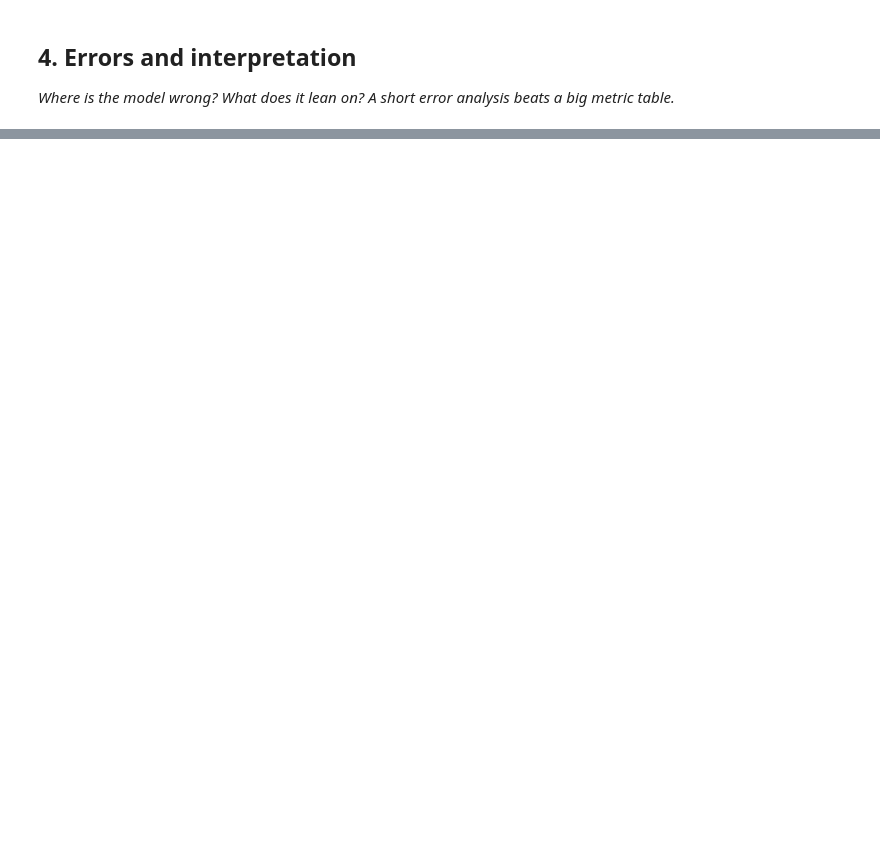
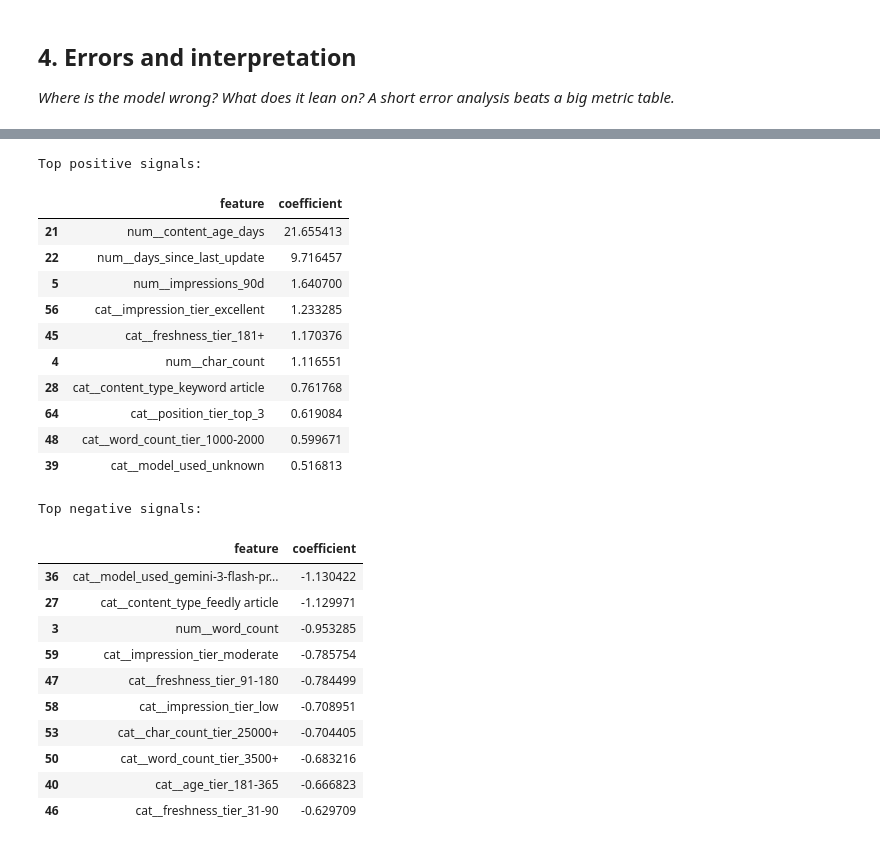
Before and after one commit to PrathamTumminakatti/ML1, a Jupyter notebook: work/notebooks/w05_model.ipynb, the cells around one changed output, grey strips where cells are left out. Saved outputs shown, nothing was run; the diff lists cells and outputs as text; code cells hidden in the pictures; blank space fills up the shorter version.

```diff
--- a/work/notebooks/w05_model.ipynb
+++ b/work/notebooks/w05_model.ipynb
@@ -24,0 +476,61 @@ This skeleton is yours to fill. Work the sections **in order** — each one has
+# %%
+# Inspect Logistic Regression feature importance
+
+# Get the fitted preprocessing and classifier
+preprocessor_fitted = model.named_steps["preprocessor"]
+classifier = model.named_steps["classifier"]
+
+# Get transformed feature names
+feature_names = preprocessor_fitted.get_feature_names_out()
+
+# Get Logistic Regression coefficients
+coefficients = classifier.coef_[0]
+
+feature_importance = pd.DataFrame({
+    "feature": feature_names,
+    "coefficient": coefficients,
+    "abs_coefficient": np.abs(coefficients)
+})
+
+# Strongest positive signals
+top_positive = feature_importance.sort_values(
+    "coefficient",
+    ascending=False
+).head(10)
+
+# Strongest negative signals
+top_negative = feature_importance.sort_values(
+    "coefficient",
+    ascending=True
+).head(10)
+
+print("Top positive signals:")
+display(top_positive[["feature", "coefficient"]])
+
+print("\nTop negative signals:")
+display(top_negative[["feature", "coefficient"]])
+# %% [output]
+Top positive signals:
+|  | feature | coefficient |
+| 21 | num__content_age_days | 21.655413 |
+| 22 | num__days_since_last_update | 9.716457 |
+| 5 | num__impressions_90d | 1.640700 |
+| 56 | cat__impression_tier_excellent | 1.233285 |
+| 45 | cat__freshness_tier_181+ | 1.170376 |
+| 4 | num__char_count | 1.116551 |
+| 28 | cat__content_type_keyword article | 0.761768 |
+| 64 | cat__position_tier_top_3 | 0.619084 |
+| 48 | cat__word_count_tier_1000-2000 | 0.599671 |
+| 39 | cat__model_used_unknown | 0.516813 |
+Top negative signals:
+|  | feature | coefficient |
+| 36 | cat__model_used_gemini-3-flash-pr... | -1.130422 |
+| 27 | cat__content_type_feedly article | -1.129971 |
+| 3 | num__word_count | -0.953285 |
+| 59 | cat__impression_tier_moderate | -0.785754 |
+| 47 | cat__freshness_tier_91-180 | -0.784499 |
+| 58 | cat__impression_tier_low | -0.708951 |
+| 53 | cat__char_count_tier_25000+ | -0.704405 |
+| 50 | cat__word_count_tier_3500+ | -0.683216 |
+| 40 | cat__age_tier_181-365 | -0.666823 |
+| 46 | cat__freshness_tier_31-90 | -0.629709 |
```
Also changed, not shown: parts of 11 cells of this notebook.
